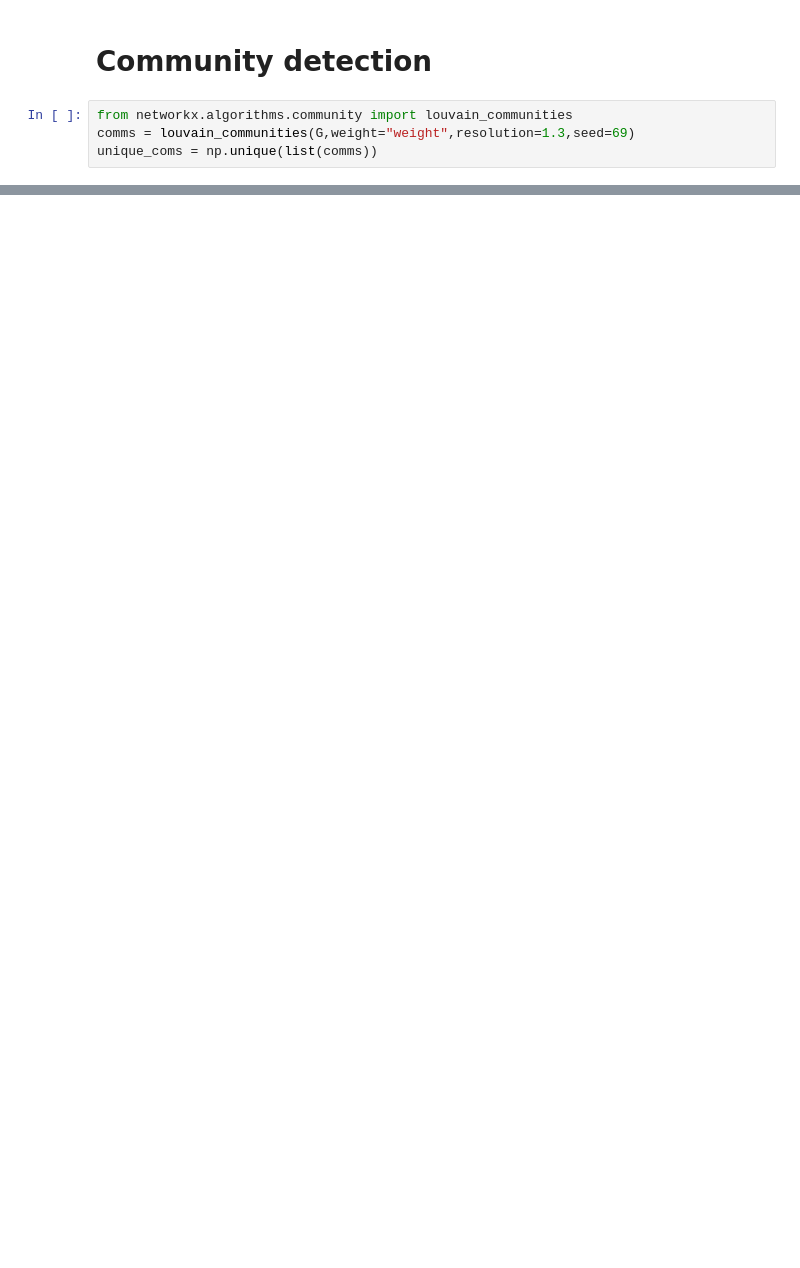
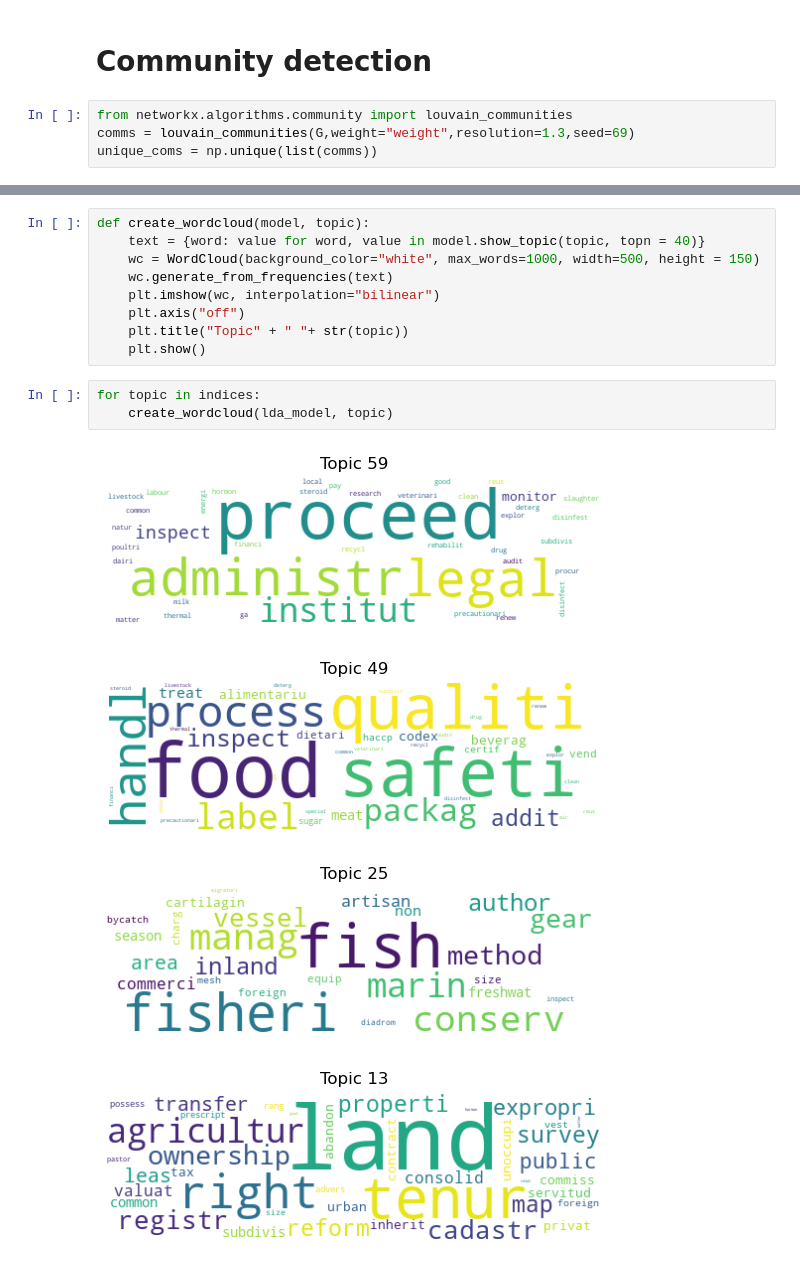
Before and after one commit to gustavn19/Fagprojekt, a Jupyter notebook: js_LDA.ipynb, the cells around one changed output, grey strips where cells are left out. Cells and saved outputs as stored; diff of their text form; blank space fills up the shorter version.

Commit message:
added wordclouds to LDA model

```diff
--- a/js_LDA.ipynb
+++ b/js_LDA.ipynb
@@ -524,0 +681,17 @@ Sierra Leone
+# %%
+def create_wordcloud(model, topic):
+    text = {word: value for word, value in model.show_topic(topic, topn = 40)}
+    wc = WordCloud(background_color="white", max_words=1000, width=500, height = 150)
+    wc.generate_from_frequencies(text)
+    plt.imshow(wc, interpolation="bilinear")
+    plt.axis("off")
+    plt.title("Topic" + " "+ str(topic))
+    plt.show()
+# %%
+for topic in indices:
+    create_wordcloud(lda_model, topic)
+# %% [output]
+[figure, added]
+[figure, added]
+[figure, added]
+[figure, added]
```
Also changed, not shown: parts of 19 cells of this notebook, 2 other files.
